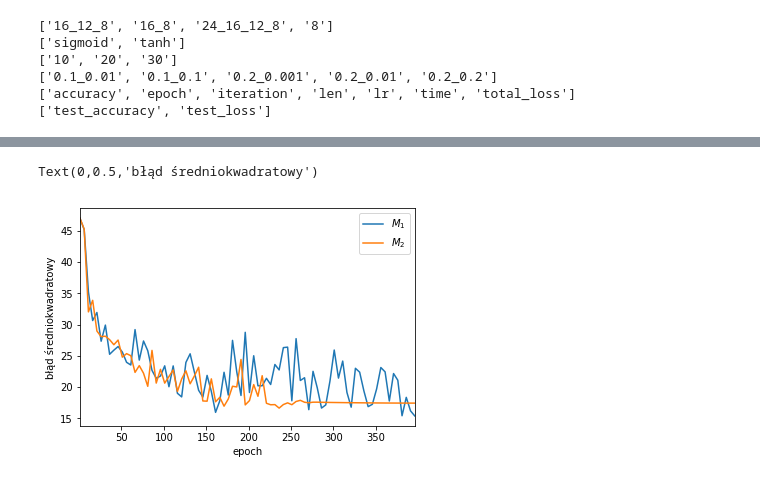
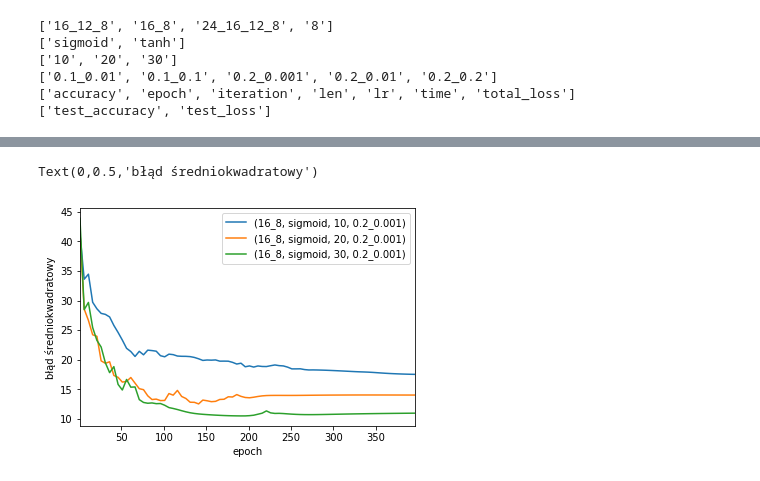
Before and after one commit to matbur/inz-doc, a Jupyter notebook: parse-tests.ipynb, the cells around one changed output, grey strips where cells are left out. Cells and saved outputs as stored; diff of their text form; code cells hidden in the pictures.

```diff
--- a/parse-tests.ipynb
+++ b/parse-tests.ipynb
@@ -47,14 +47,14 @@ print(testing_keys)
 l = []
 for k, v in data['testing'].items():
     if (0
-        or k.shape not in ['24_16_12_8']
+        or k.shape not in ['16_8']
         or k.activation not in ['sigmoid']
-        or k.features not in ['30']
-        or k.learning_rate not in ['0.2_0.2', '0.2_0.01']
+        or k.features not in ['10', '20', '30']
+        or k.learning_rate not in ['0.2_0.001']
        ):
         continue
-    v['test_accuracy'].iloc[::4].plot(label=k)
+#     v['test_accuracy'].iloc[::4].plot(label=k)
     print(k)
     l.append(k)
-plt.legend()
+# plt.legend()
 # %% [output]
@@ -65,14 +63,0 @@ model(shape='24_16_12_8', activation='sigmoid', features='30', learning_rate='0.
-# %%
-l = []
-for k, v in data['testing'].items():
-    if (0
-        or k.shape not in ['24_16_12_8']
-        or k.activation not in ['sigmoid']
-        or k.features not in ['30']
-        or k.learning_rate not in ['0.2_0.2', '0.2_0.01']
-       ):
-        continue
-    v['test_loss'].iloc[::4].plot(label=k)
-    print(k)
-    l.append(v)
-plt.legend()
@@ -84,9 +64,10 @@ model(shape='24_16_12_8', activation='sigmoid', features='30', learning_rate='0.
 # %%
 n = 5
-l[0]['test_loss'].iloc[::n].plot(label='$M_1$')
-l[1]['test_loss'].iloc[::n].plot(label='$M_2$')
+data['testing'][l[1]]['test_loss'].iloc[::n].plot(label=l[1])
+data['testing'][l[2]]['test_loss'].iloc[::n].plot(label=l[2])
+data['testing'][l[0]]['test_loss'].iloc[::n].plot(label=l[0])
 plt.legend()
 plt.ylabel('błąd średniokwadratowy')
 # %% [output]
 Text(0,0.5,'błąd średniokwadratowy')
-[figure, old version]
+[figure, new version]
```
Also changed, not shown: parts of 8 cells of this notebook, 3 other files.
